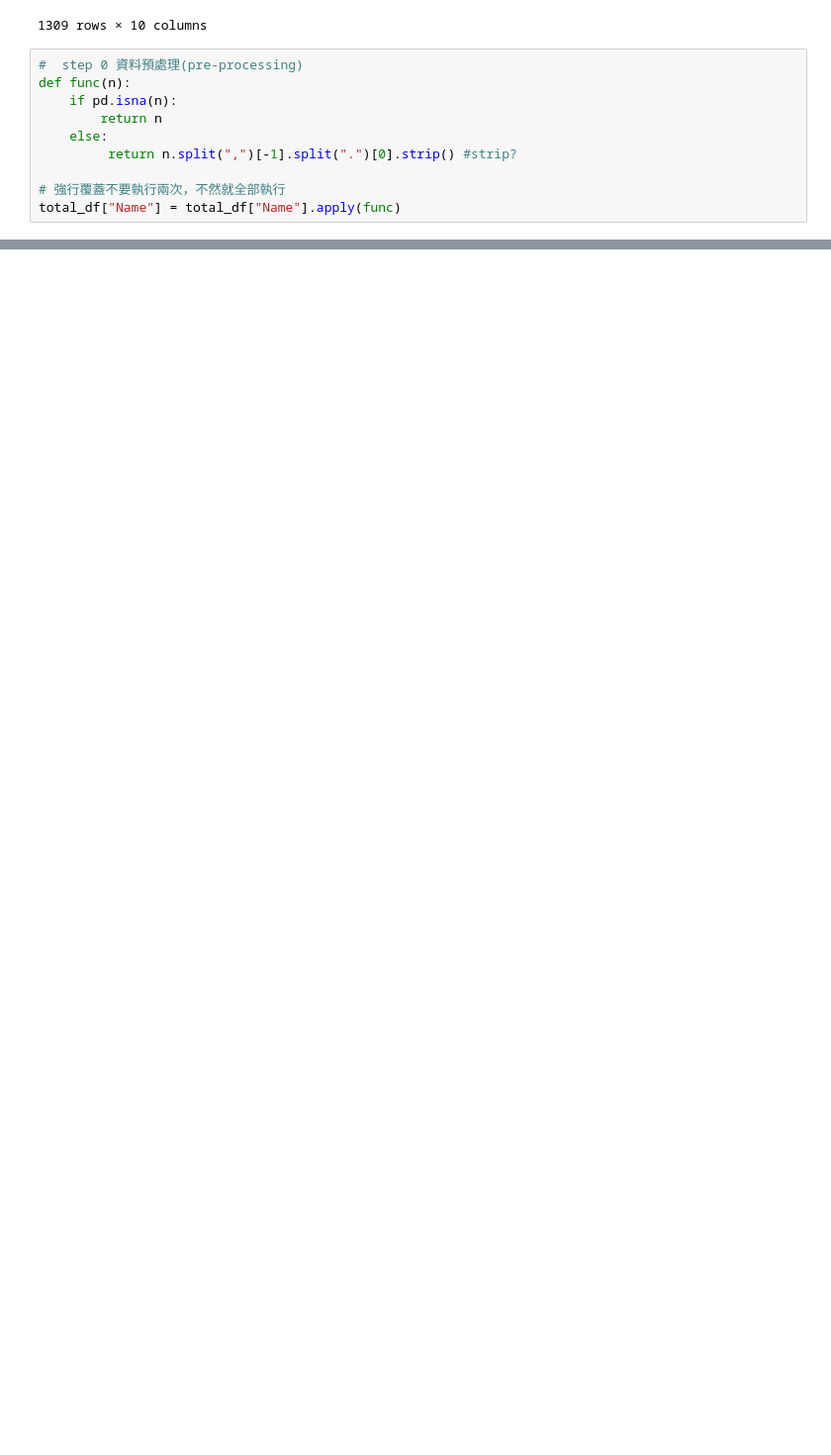
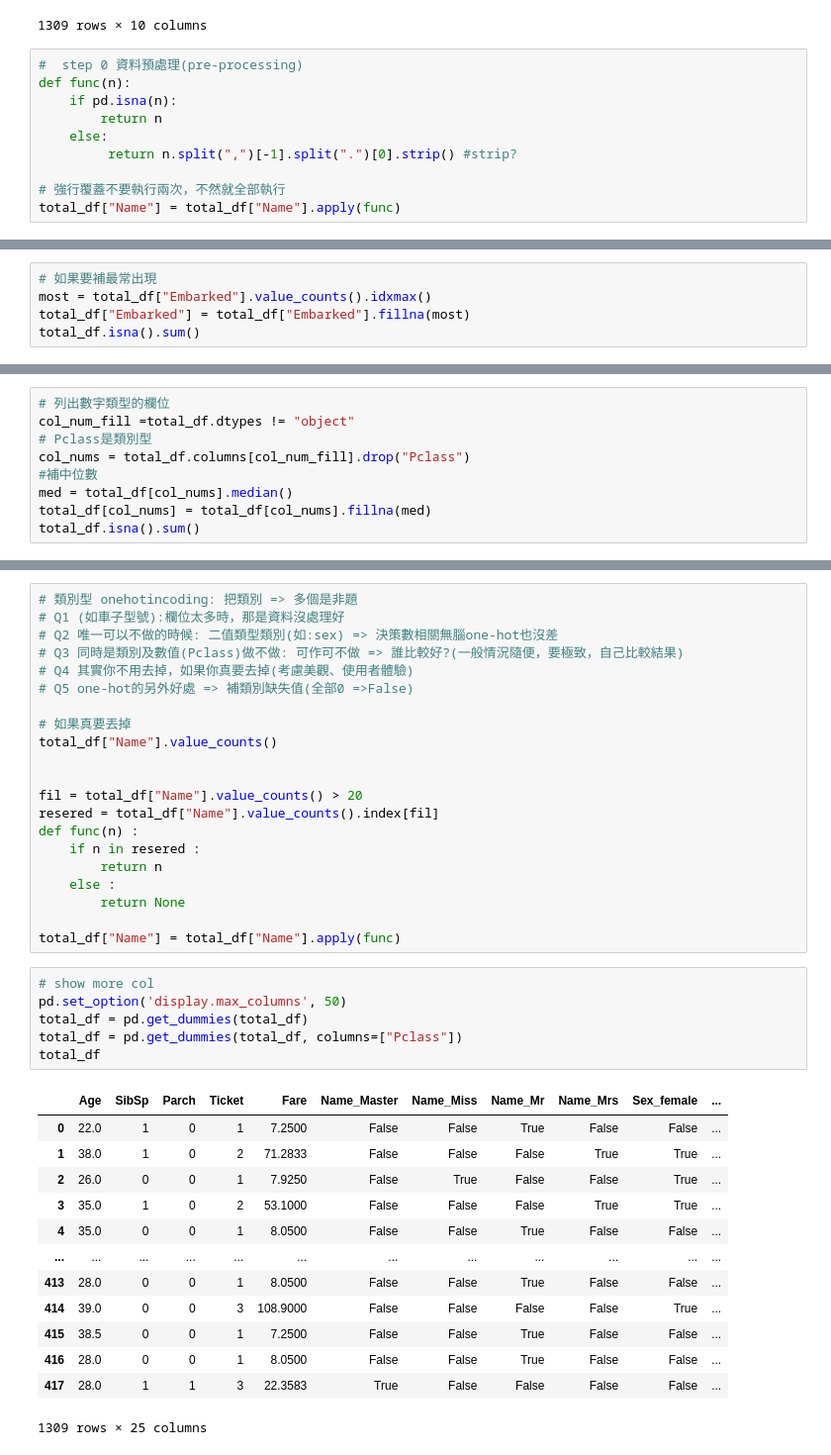
Before and after one commit to RyuZULi/Python_AI, a Jupyter notebook: 260720.ipynb, the cells around one changed output, grey strips where cells are left out. Shown at 99% size. Cells and saved outputs as stored; diff of their text form; blank space fills up the shorter version.

```diff
--- a/260720.ipynb
+++ b/260720.ipynb
@@ -67,0 +122,5 @@ total_df["Cabin"] = total_df["Cabin"].apply(func)
+# %%
+# 如果要補最常出現
+most = total_df["Embarked"].value_counts().idxmax()
+total_df["Embarked"] = total_df["Embarked"].fillna(most)
+total_df.isna().sum()
@@ -67,0 +140,9 @@ total_df["Cabin"] = total_df["Cabin"].apply(func)
+# %%
+# 列出數字類型的欄位
+col_num_fill =total_df.dtypes != "object"
+# Pclass是類別型
+col_nums = total_df.columns[col_num_fill].drop("Pclass")
+#補中位數
+med = total_df[col_nums].median()
+total_df[col_nums] = total_df[col_nums].fillna(med)
+total_df.isna().sum()
@@ -67,0 +162,41 @@ total_df["Cabin"] = total_df["Cabin"].apply(func)
+# %%
+# 類別型 onehotincoding: 把類別 => 多個是非題
+# Q1 (如車子型號):欄位太多時，那是資料沒處理好
+# Q2 唯一可以不做的時候: 二值類型類別(如:sex) => 決策數相關無腦one-hot也沒差
+# Q3 同時是類別及數值(Pclass)做不做: 可作可不做 => 誰比較好?(一般情況隨便，要極致，自己比較結果)
+# Q4 其實你不用去掉，如果你真要去掉(考慮美觀、使用者體驗)
+# Q5 one-hot的另外好處 => 補類別缺失值(全部0 =>False)
+
+# 如果真要丟掉
+total_df["Name"].value_counts()
+
+
+fil = total_df["Name"].value_counts() > 20
+resered = total_df["Name"].value_counts().index[fil]
+def func(n) :
+    if n in resered :
+        return n
+    else :
+        return None
+
+total_df["Name"] = total_df["Name"].apply(func)
+# %%
+# show more col
+pd.set_option('display.max_columns', 50)
+total_df = pd.get_dummies(total_df)
+total_df = pd.get_dummies(total_df, columns=["Pclass"])
+total_df
+# %% [output]
+|  | Age | SibSp | Parch | Ticket | Fare | Name_Master | Name_Miss | Name_Mr | Name_Mrs | Sex_female | ... |
+| 0 | 22.0 | 1 | 0 | 1 | 7.2500 | False | False | True | False | False | ... |
+| 1 | 38.0 | 1 | 0 | 2 | 71.2833 | False | False | False | True | True | ... |
+| 2 | 26.0 | 0 | 0 | 1 | 7.9250 | False | True | False | False | True | ... |
+| 3 | 35.0 | 1 | 0 | 2 | 53.1000 | False | False | False | True | True | ... |
+| 4 | 35.0 | 0 | 0 | 1 | 8.0500 | False | False | True | False | False | ... |
+| ... | ... | ... | ... | ... | ... | ... | ... | ... | ... | ... | ... |
+| 413 | 28.0 | 0 | 0 | 1 | 8.0500 | False | False | True | False | False | ... |
+| 414 | 39.0 | 0 | 0 | 3 | 108.9000 | False | False | False | False | True | ... |
+| 415 | 38.5 | 0 | 0 | 1 | 7.2500 | False | False | True | False | False | ... |
+| 416 | 28.0 | 0 | 0 | 1 | 8.0500 | False | False | True | False | False | ... |
+| 417 | 28.0 | 1 | 1 | 3 | 22.3583 | True | False | False | False | False | ... |
+1309 rows × 25 columns
```
Also changed, not shown: parts of 7 cells of this notebook.
